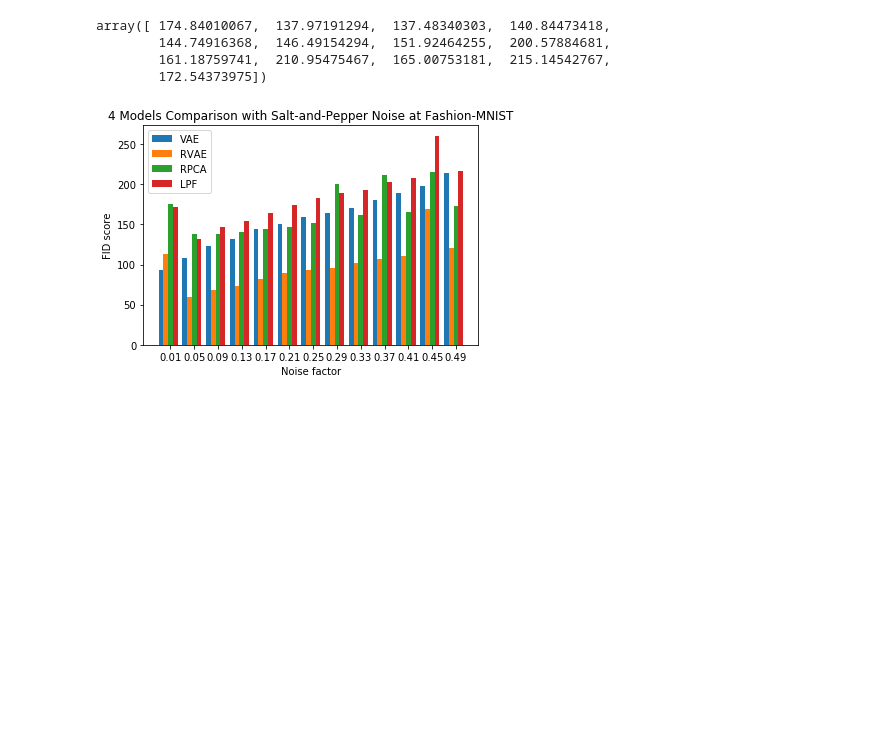
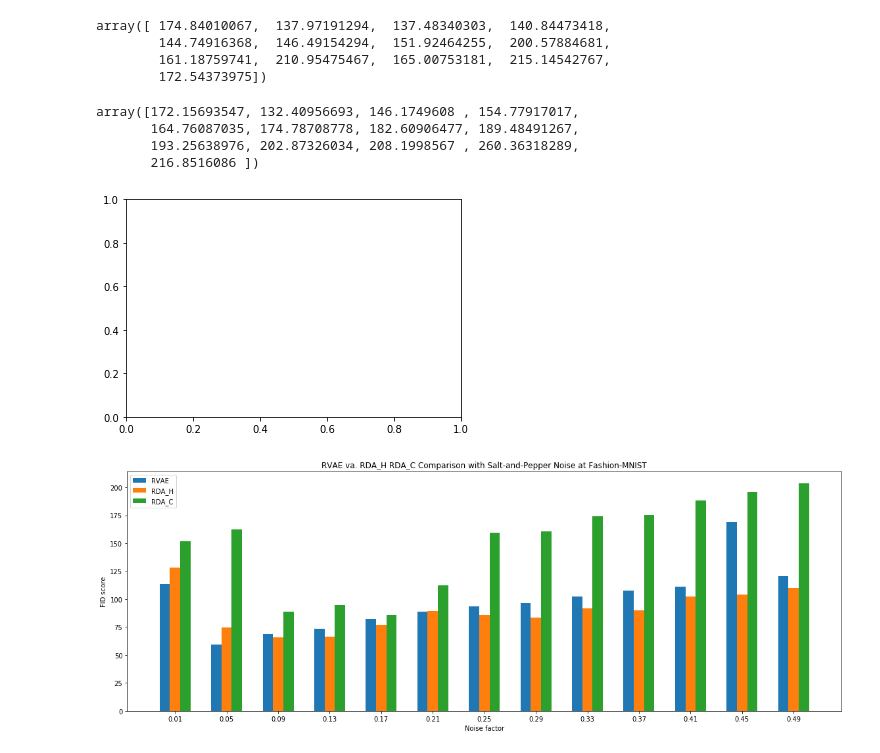
Before and after one commit to huiminren/RobustVAE, a Jupyter notebook: results_plots/fashion_plots.ipynb, the cells around one changed output. Drawn from its saved outputs; the diff is of its cells as text; code cells hidden in the pictures; blank space fills up the shorter version.

```diff
--- a/results_plots/fashion_plots.ipynb
+++ b/results_plots/fashion_plots.ipynb
@@ -9,8 +9,8 @@ import matplotlib.pylab as plt
 # %% [markdown]
 ### Raw Input
 # %%
-fashion = input_data.read_data_sets('input/fashion', source_url='http://fashion-mnist.s3-website.eu-central-1.amazonaws.com/')
-x_train = fashion.train.images[40:60]
+# fashion = input_data.read_data_sets('input/fashion', source_url='http://fashion-mnist.s3-website.eu-central-1.amazonaws.com/')
+x_train = fashion.train.images[20:1000]
 
 def corrupt(X_o,corNum=10):
     X = X_o.copy()
@@ -25,7 +25,7 @@ def corrupt(X_o,corNum=10):
                 X[i,j] = 1
     return X
 
-noise_factors = [0.09]
+noise_factors = [0.05]
 for noise_factor in noise_factors:
     x_train_noisy = corrupt(x_train, corNum = int(noise_factor*784))
 
@@ -126,3 +104,6 @@ foureir_fid_scores = np.load("fid_scores_foureir_fashion.npy")
 foureir_fid_scores.shape
 # %% [output]
 (13,)
+# %%
+rdah_fid_scores = np.load("RDA_H/fid_scores_RVAE_FASHION_sp.npy")
+rdah_fid_scores.shape
@@ -128,0 +112,3 @@ foureir_fid_scores.shape
+# %%
+rdac_fid_scores = np.load("RDA_C/fid_scores_RVAE_FASHION_sp.npy")
+rdac_fid_scores.shape
@@ -177,34 +172,50 @@ array([ 174.84010067,  137.97191294,  137.48340303,  140.84473418,
         144.74916368,  146.49154294,  151.92464255,  200.57884681,
         161.18759741,  210.95475467,  165.00753181,  215.14542767,
         172.54373975])
+# %%
+foureir_fid_scores
+# %% [output]
+array([172.15693547, 132.40956693, 146.1749608 , 154.77917017,
+       164.76087035, 174.78708778, 182.60906477, 189.48491267,
+       193.25638976, 202.87326034, 208.1998567 , 260.36318289,
+       216.8516086 ])
 # %%
 noise_factors = [round(0.01*i,2) for i in range(1,52,4)]
 # create plot
+
 fig, ax = plt.subplots()
+plt.figure(figsize=(16, 6))
 index = np.arange(len(noise_factors))
 bar_width = 0.2
 opacity = 1
 
-rects1 = plt.bar(index, vae_fid_scores, bar_width,
-                 alpha=opacity, label='VAE')
+# plt.bar(index, vae_fid_scores, bar_width,
+#                  alpha=opacity, label='VAE')
 
-rects2 = plt.bar(index + bar_width, rvae_fid_scores[6], bar_width,
+plt.bar(index + bar_width, rvae_fid_scores[6], bar_width,
                  alpha=opacity, label='RVAE')
 
-rects2 = plt.bar(index + 2*bar_width, rpca_fid_scores, bar_width,
-                 alpha=opacity, label='RPCA')
+# plt.bar(index + 2*bar_width, rpca_fid_scores, bar_width,
+#                  alpha=opacity, label='RPCA')
 
-rects2 = plt.bar(index + 3*bar_width, foureir_fid_scores, bar_width,
-                 alpha=opacity, label='LPF')
+plt.bar(index + 2*bar_width, rdah_fid_scores[0][::2], bar_width,
+                 alpha=opacity, label='RDA_H')
+
+plt.bar(index + 3*bar_width, rdac_fid_scores[0][::2], bar_width,
+                 alpha=opacity, label='RDA_C')
+
+# plt.bar(index + 3*bar_width, foureir_fid_scores, bar_width,
+#                  alpha=opacity, label='LPF')
 
 plt.xlabel('Noise factor')
 plt.ylabel('FID score')
-plt.title('4 Models Comparison with Salt-and-Pepper Noise at Fashion-MNIST')
+plt.title('RVAE va. RDA_H RDA_C Comparison with Salt-and-Pepper Noise at Fashion-MNIST')
 plt.xticks(index + 2*bar_width, noise_factors)
 plt.legend()
 
 plt.tight_layout()
 # plt.savefig("../gs_pic/gs_vae_rvae_bar.png")
 plt.show()
 # %% [output]
-[figure, old version]
+[figure, new version]
+[figure, added]
```
Also changed, not shown: parts of 6 cells of this notebook.
